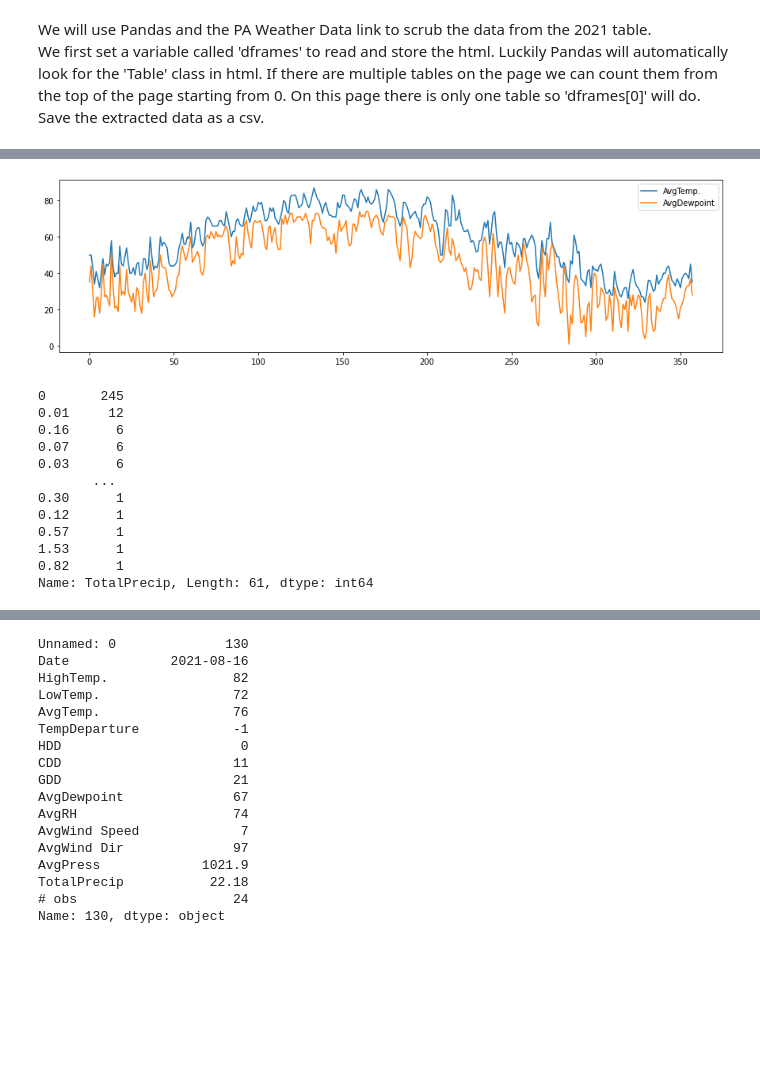
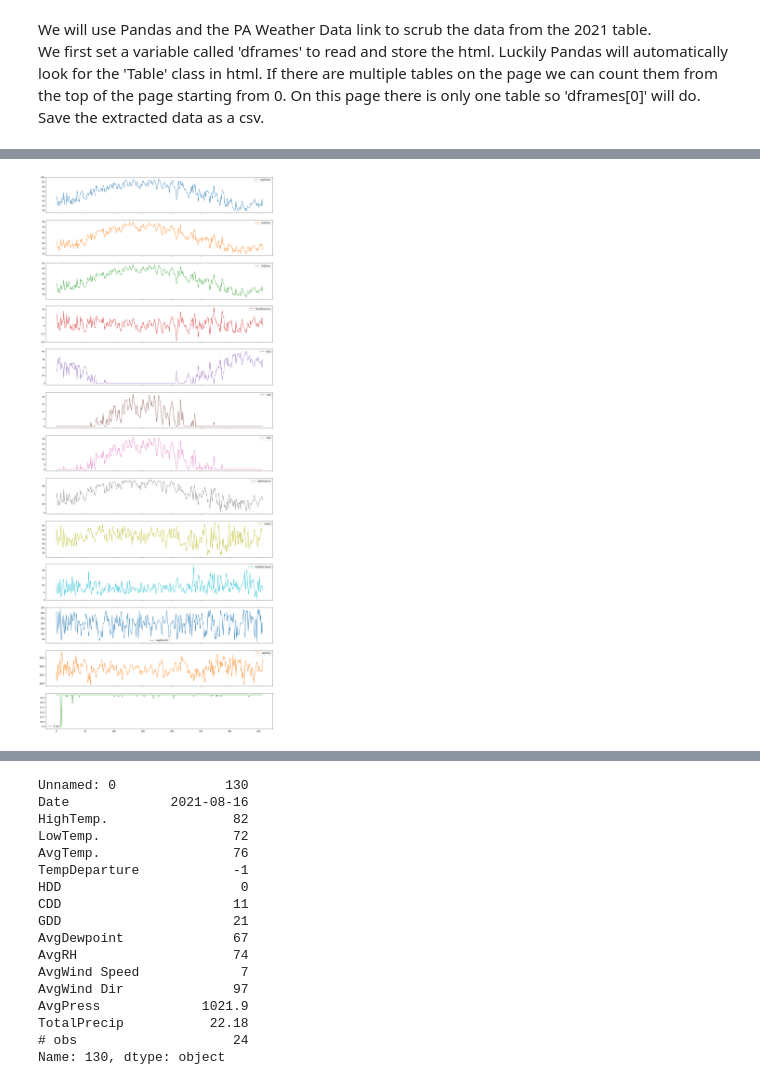
Before and after one commit to BeToTheK/Jupyter, a Jupyter notebook: Phila_weather.ipynb, the cells around one changed output, grey strips where cells are left out. Cells and saved outputs as stored; diff of their text form; code cells hidden in the pictures; blank space fills up the shorter version.

Commit message:
Jupyter clean up

```diff
--- a/Phila_weather.ipynb
+++ b/Phila_weather.ipynb
@@ -19,7 +19,7 @@ df2021 = dframes[0]
 
 #df2021.to_csv('Weather2021.csv')
 # %%
-dset = pd.read_csv('Weather2021.csv') #pandas function to read csv
+dset = pd.read_csv('datas/Weather2021.csv') #pandas function to read csv
 df = pd.DataFrame(dset).fillna(0) #Creates a dataframe and fills all NaN values with zero.
 df.dtypes  #Shows the variable type of each col.
 df  #Shows the dataframe
@@ -26,4 +39,0 @@ df  #Shows the dataframe
-# %%
-axs = df[['AvgTemp.','AvgDewpoint']].plot(figsize=(15, 4))
-# %% [output]
-[figure, removed]
@@ -33,15 +39,0 @@ df = df.replace(['Trace'],0)
-# %%
-df.TotalPrecip.value_counts()
-# %% [output]
-0       245
-0.01     12
-0.16      6
-0.07      6
-0.03      6
-       ...
-0.30      1
-0.12      1
-0.57      1
-1.53      1
-0.82      1
-Name: TotalPrecip, Length: 61, dtype: int64
@@ -50,0 +40,6 @@ df['TotalPrecip']=df['TotalPrecip'].astype(float)
+# %%
+#Drop the index column and plot the entire data set into subplots.
+cleandf = df.drop(columns=['inx'])
+fig = cleandf.plot(subplots=True, figsize=(20,50))
+# %% [output]
+[figure, added]
```
Also changed, not shown: parts of 8 cells of this notebook, 5 other files.
